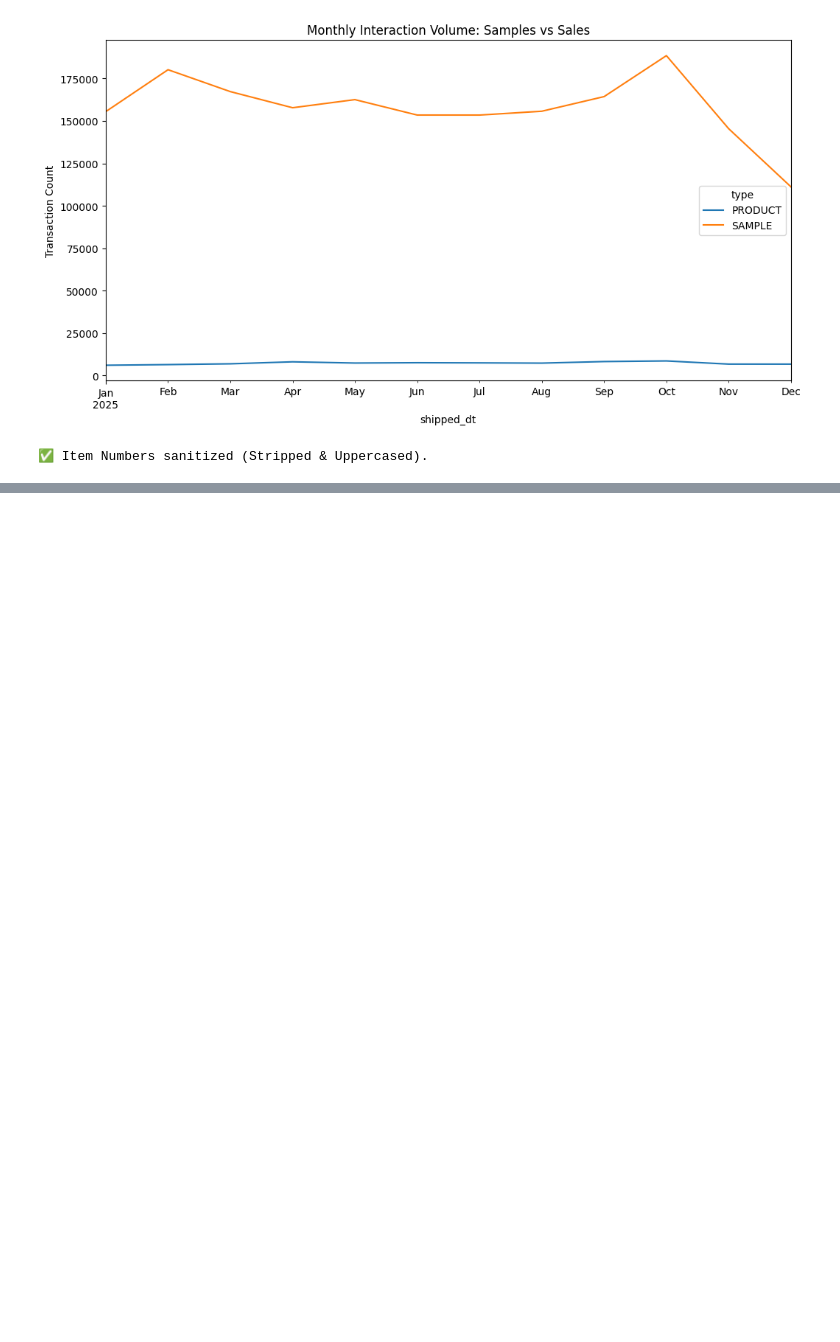
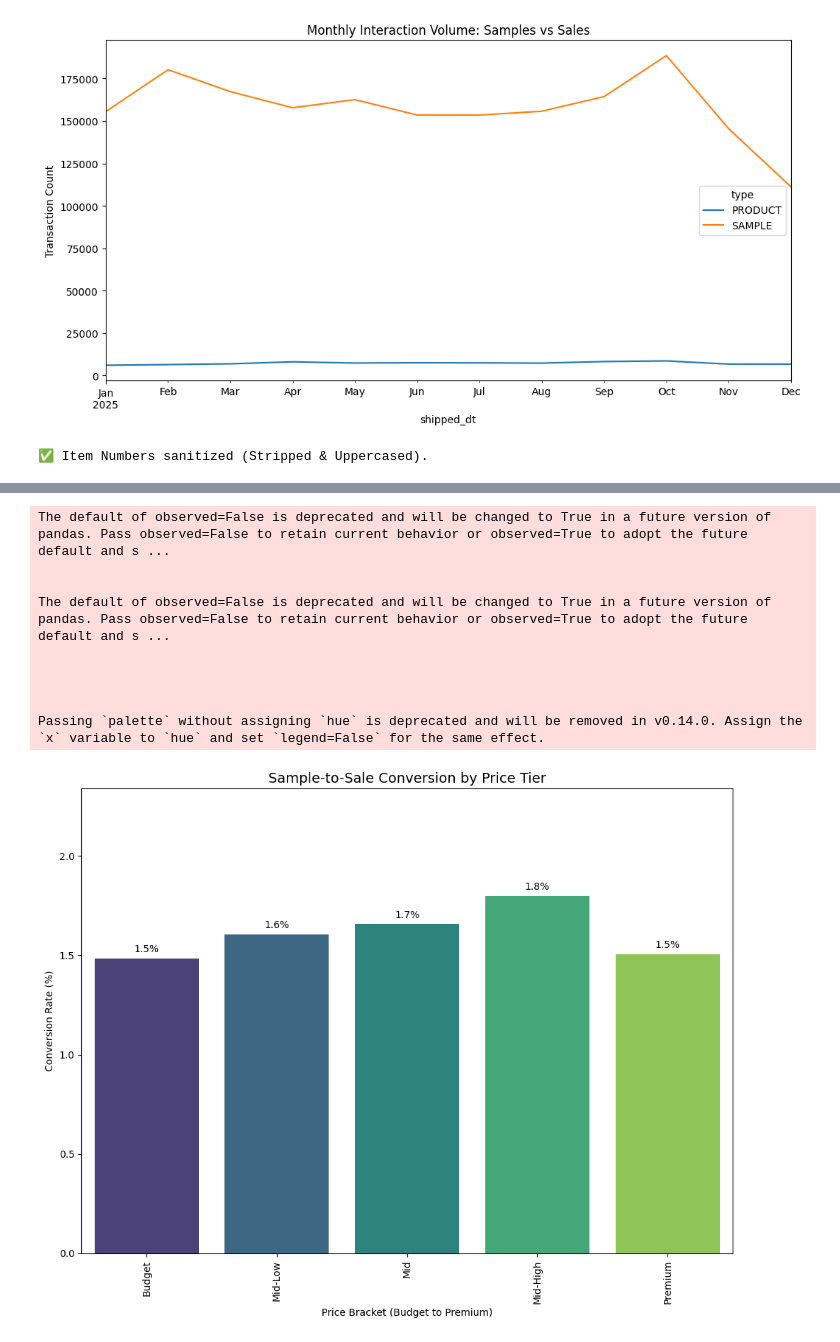
Before and after one commit to Avinash-patnaik/schumacher-customer-segmentation, a Jupyter notebook: notebooks/EDA_customer.ipynb, the cells around one changed output, grey strips where cells are left out. Cells and saved outputs as stored; diff of their text form; code cells hidden in the pictures; blank space fills up the shorter version.

```diff
--- a/notebooks/EDA_customer.ipynb
+++ b/notebooks/EDA_customer.ipynb
@@ -268,0 +402,50 @@ Median Days to Convert: nan
+# %%
+df_prod['price_bin'] = pd.qcut(df_prod['price_usd'], q=5,
+                            labels=['Budget', 'Mid-Low', 'Mid', 'Mid-High', 'Premium'])
+
+samples_with_price = df[df['type'] == 'SAMPLE'].merge(
+    df_prod[['item_number', 'price_bin']], on='item_number', how='left'
+)
+
+converted_with_price = conversion_journey.merge(
+    df_prod[['item_number', 'price_bin']], on='item_number', how='left'
+)
+
+#Calculated Conversion Rate per Tier
+total_samples_per_bin = samples_with_price.groupby('price_bin').size()
+converted_per_bin = converted_with_price.groupby('price_bin').size()
+
+#final plotting dataframe
+conversion_by_price = (converted_per_bin / total_samples_per_bin * 100).reset_index()
+conversion_by_price.columns = ['price_bin', 'conv_rate']
+conversion_by_price['conv_rate'] = conversion_by_price['conv_rate'].fillna(0)
+
+plt.figure(figsize=(10, 8))
+ax = sns.barplot(data=conversion_by_price, x='price_bin', y='conv_rate', palette='viridis')
+
+plt.xticks(rotation=90)
+
+for p in ax.patches:
+    ax.annotate(f'{p.get_height():.1f}%',
+                (p.get_x() + p.get_width() / 2., p.get_height()),
+                ha='center', va='center',
+                xytext=(0, 9),
+                textcoords='offset points')
+
+plt.title('Sample-to-Sale Conversion by Price Tier', fontsize=14)
+plt.ylabel('Conversion Rate (%)')
+plt.xlabel('Price Bracket (Budget to Premium)')
+plt.ylim(0, conversion_by_price['conv_rate'].max() * 1.3)
+plt.tight_layout()
+plt.show()
+# %% [output]
+The default of observed=False is deprecated and will be changed to True in a future version of pandas. Pass observed=False to retain current behavior or observed=True to adopt the future default and s ...
+
+
+The default of observed=False is deprecated and will be changed to True in a future version of pandas. Pass observed=False to retain current behavior or observed=True to adopt the future default and s ...
+
+
+
+
+Passing `palette` without assigning `hue` is deprecated and will be removed in v0.14.0. Assign the `x` variable to `hue` and set `legend=False` for the same effect.
+[figure, added]
```
Also changed, not shown: parts of 7 cells of this notebook.
